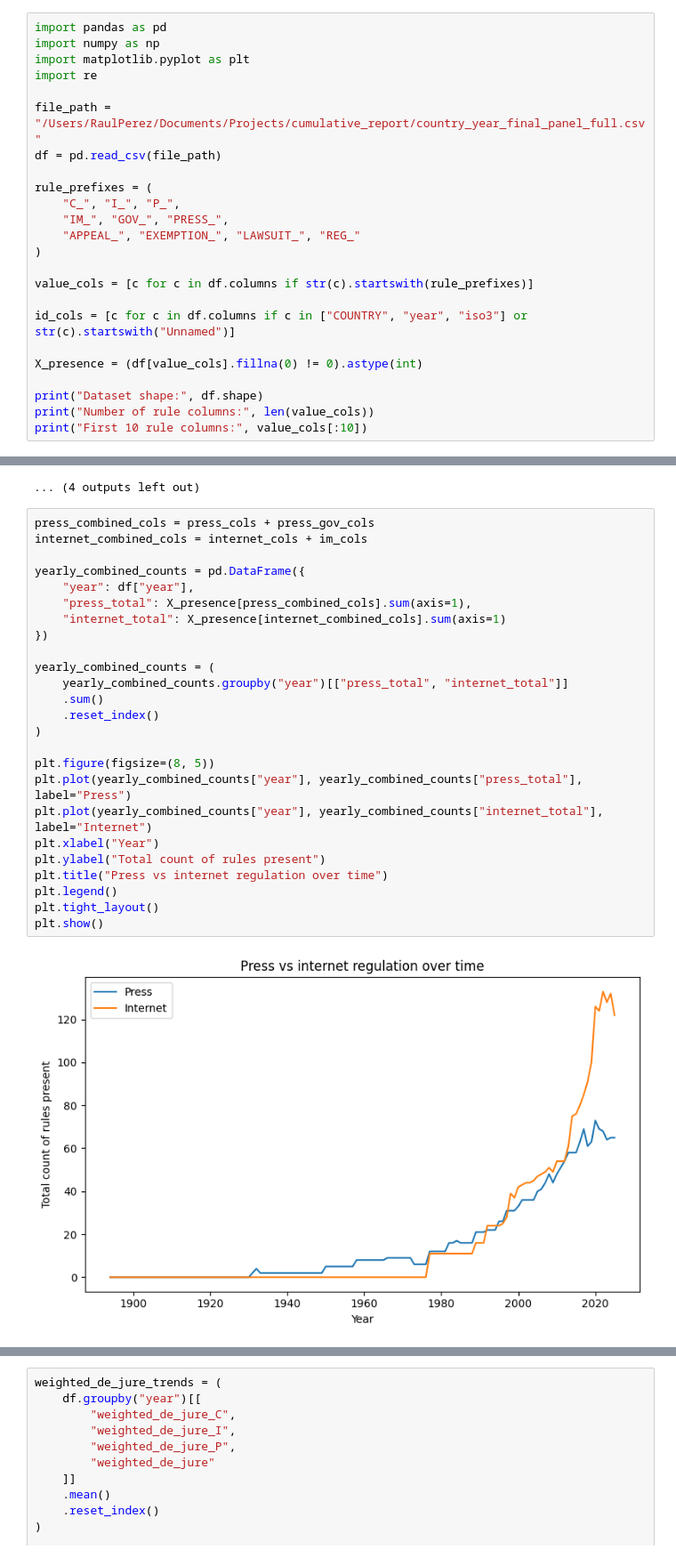
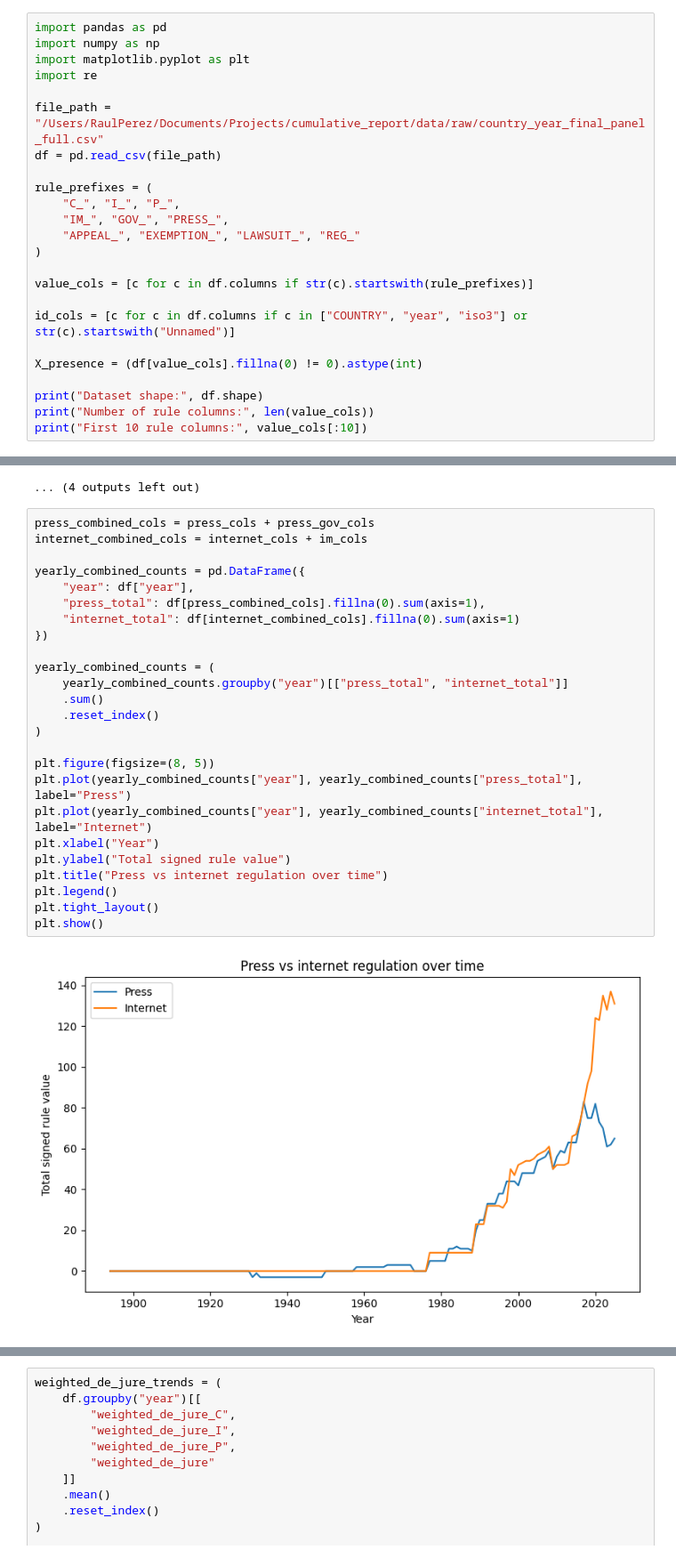
Before and after one commit to raulpzs/lex, a Jupyter notebook: notebooks/eda.ipynb, the cells around one changed output, grey strips where cells are left out. Shown at 89% size. Drawn from its saved outputs; the diff is of its cells as text.

Commit message:
eda new data

```diff
--- a/notebooks/eda.ipynb
+++ b/notebooks/eda.ipynb
@@ -4,7 +4,7 @@ import numpy as np
 import matplotlib.pyplot as plt
 import re
 
-file_path = "/Users/RaulPerez/Documents/Projects/cumulative_report/country_year_final_panel_full.csv"
+file_path = "/Users/RaulPerez/Documents/Projects/cumulative_report/data/raw/country_year_final_panel_full.csv"
 df = pd.read_csv(file_path)
 
 rule_prefixes = (
@@ -711,30 +675,30 @@ for year in selected_years:
 # %%
 press_combined_cols = press_cols + press_gov_cols
 internet_combined_cols = internet_cols + im_cols
 
 yearly_combined_counts = pd.DataFrame({
     "year": df["year"],
-    "press_total": X_presence[press_combined_cols].sum(axis=1),
-    "internet_total": X_presence[internet_combined_cols].sum(axis=1)
+    "press_total": df[press_combined_cols].fillna(0).sum(axis=1),
+    "internet_total": df[internet_combined_cols].fillna(0).sum(axis=1)
 })
 
 yearly_combined_counts = (
     yearly_combined_counts.groupby("year")[["press_total", "internet_total"]]
     .sum()
     .reset_index()
 )
 
 plt.figure(figsize=(8, 5))
 plt.plot(yearly_combined_counts["year"], yearly_combined_counts["press_total"], label="Press")
 plt.plot(yearly_combined_counts["year"], yearly_combined_counts["internet_total"], label="Internet")
 plt.xlabel("Year")
-plt.ylabel("Total count of rules present")
+plt.ylabel("Total signed rule value")
 plt.title("Press vs internet regulation over time")
 plt.legend()
 plt.tight_layout()
 plt.show()
 # %% [output]
-[figure, old version]
+[figure, new version]
 # %%
 press_combined_cols = press_cols + press_gov_cols
 internet_combined_cols = internet_cols + im_cols
```
Also changed, not shown: parts of 6 cells of this notebook, 4 other files.
